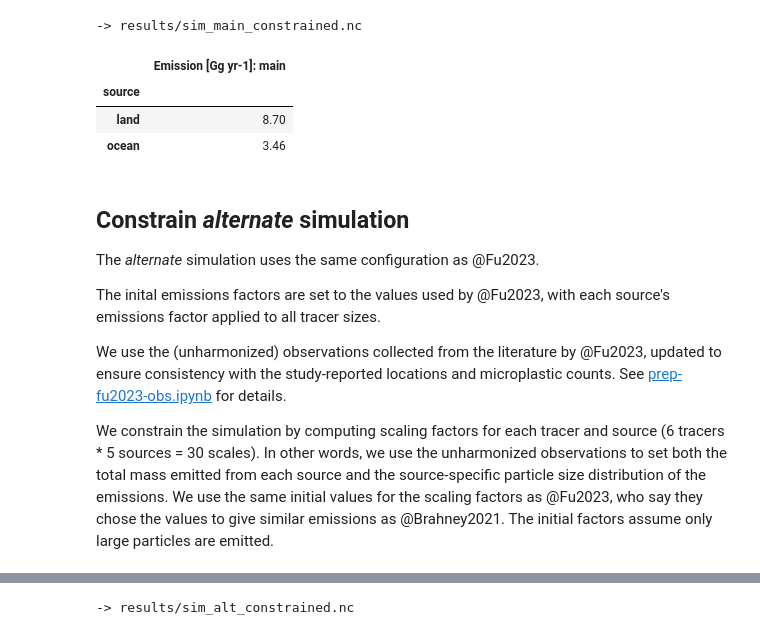
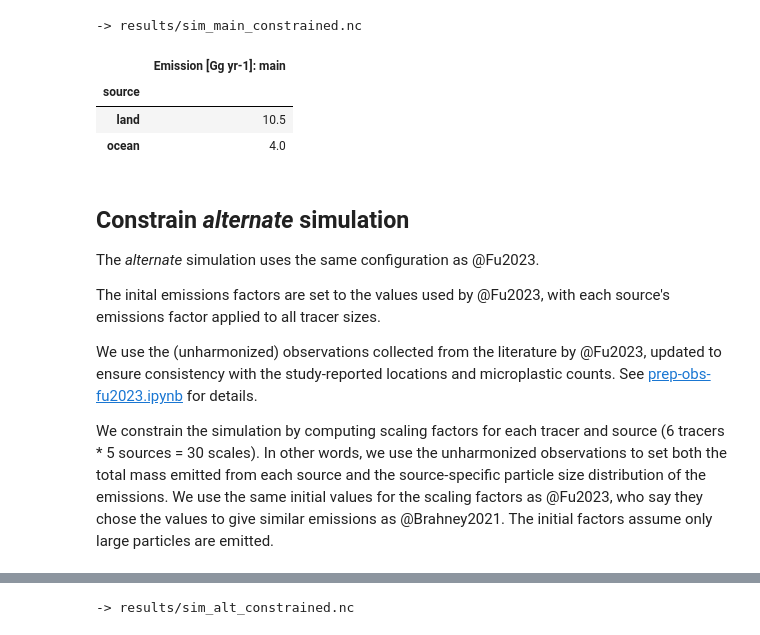
Before and after one commit to GEOS-Chem-IGE/hough2026_atmo-plast-emis_harmonize, a Jupyter notebook: notebooks/constrain-simulations.ipynb, the cells around one changed output, grey strips where cells are left out. Saved outputs shown, nothing was run; the diff lists cells and outputs as text; code cells hidden in the pictures.

```diff
--- a/notebooks/constrain-simulations.ipynb
+++ b/notebooks/constrain-simulations.ipynb
@@ -206,6 +209,9 @@ Introduction
 ------------
 
 This notebook constrains simulated atmospheric micropastics to match size-harmonized observations. We use the same approach as @Fu2023: compute scaling factors that minimized the squared difference between log-transformed simulated atmospheric microplastic concentration and deposition and log-transformed observations.
+# %%
+# Dict to hold outputs
+results = {}
 # %% [markdown]
 Constrain *main* simulation
 ---------------------------
@@ -218,20 +224,20 @@ We use size-harmonized observations of atmospheric microplastic concentration an
 
 We compute a single scaling factor for each source and apply it to all tracer sizes. This ensures that constrained emissions have a realistic particle size distribution. The initial value of each scale is set to 1.
 # %%
+experiment = "main"
+results[experiment] = {}
+main = results[experiment]
+
 # Load simulation outputs and combine all sizes
-sim_path = os.path.join(RESULTS_DIR, "sim_main.nc")
-sim_main = xr.open_dataset(sim_path, chunks="auto")
-sim_main_total = sim_main.sum(dim="size", keep_attrs=True)
+main["sim"] = xr.open_dataset(os.path.join(RESULTS_DIR, "sim_main.nc"))
+main["sim_sumsize"] = main["sim"].sum(dim="size", keep_attrs=True)
 
-# Load observations
-obs_main = {
-    "concentration": load_observations("obs_size-harmonized_concentration.csv"),
-    "deposition": load_observations("obs_size-harmonized_deposition.csv"),
-}
+# Load size-harmonized observations
+main["obs"] = load_observations("obs_fu2023-size-harmonized.csv")
 
 # Define initial guess for scaling factors
-init_main = SCALE_INITS["main"]
-init_main.to_dataframe("Initial scales: main")
+main["init"] = SCALE_INITS["main"]
+main["init"].to_dataframe(f"Initial scales: {experiment}")
 # %% [output]
 |  | Initial scales: main |
 | source |  |
@@ -267,27 +273,27 @@ _ = fig_main.suptitle("main", y=0.86)
 # %%
 # Apply scaling factors to the size-resolved outputs and combine terrestrial sources
-final_main = constrain_or_load_final(
-    out_name="sim_main_constrained.nc",
-    dataset=sim_main,
-    scales=scales_main,
+main["final"] = constrain_or_load_final(
+    out_name=f"sim_{experiment}_constrained.nc",
+    dataset=main["sim"],
+    scales=main["scales"],
     overwrite=OVERWRITE,
 )
 # %% [output]
 -> results/sim_main_constrained.nc
 # %%
 # Compute scaled emissions
-emis_main = spatial_integrate(final_main, varname="emission", sum_dims="size")
-
-clean_styler(
-    emis_main.to_dataframe(f"Emission [{emis_main.units}]: main")
+main["emis"] = spatial_integrate(main["final"], varname="emission", sum_dims="size")
+(
+    main["emis"]
+    .to_dataframe(f"Emission [{main['emis'].units}]: {experiment}")
     .sort_index()
-    .style.format(precision=2)
+    .round(1)
 )
 # %% [output]
 |  | Emission [Gg yr-1]: main |
 | source |  |
-| land | 8.70 |
-| ocean | 3.46 |
+| land | 10.5 |
+| ocean | 4.0 |
 # %% [markdown]
 Constrain *alternate* simulation
 --------------------------------
@@ -296,7 +302,7 @@ The *alternate* simulation uses the same configuration as @Fu2023.
 
 The inital emissions factors are set to the values used by @Fu2023, with each source's emissions factor applied to all tracer sizes.
 
-We use the (unharmonized) observations collected from the literature by @Fu2023, updated to ensure consistency with the study-reported locations and microplastic counts. See [prep-fu2023-obs.ipynb](prep-fu2023-obs.ipynb) for details.
+We use the (unharmonized) observations collected from the literature by @Fu2023, updated to ensure consistency with the study-reported locations and microplastic counts. See [prep-obs-fu2023.ipynb](prep-obs-fu2023.ipynb) for details.
 
 We constrain the simulation by computing scaling factors for each tracer and source (6 tracers * 5 sources = 30 scales). In other words, we use the unharmonized observations to set both the total mass emitted from each source and the source-specific particle size distribution of the emissions. We use the same initial values for the scaling factors as @Fu2023, who say they chose the values to give similar emissions as @Brahney2021. The initial factors assume only large particles are emitted.
 # %%
```
Also changed, not shown: parts of 10 cells of this notebook.
